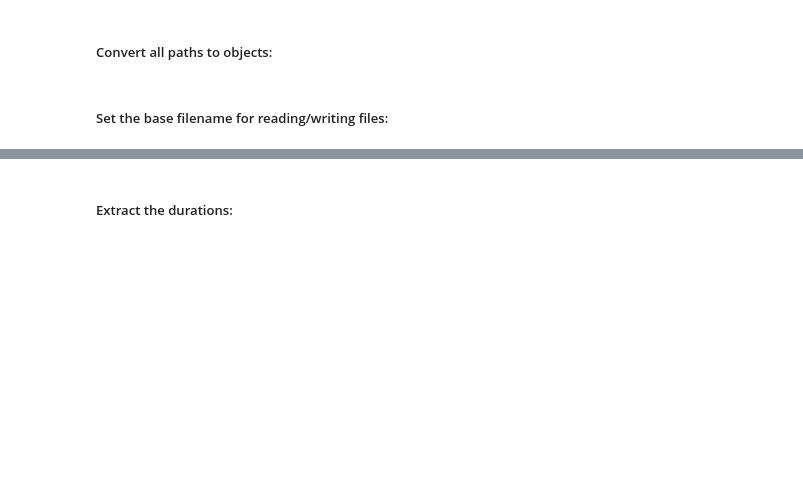
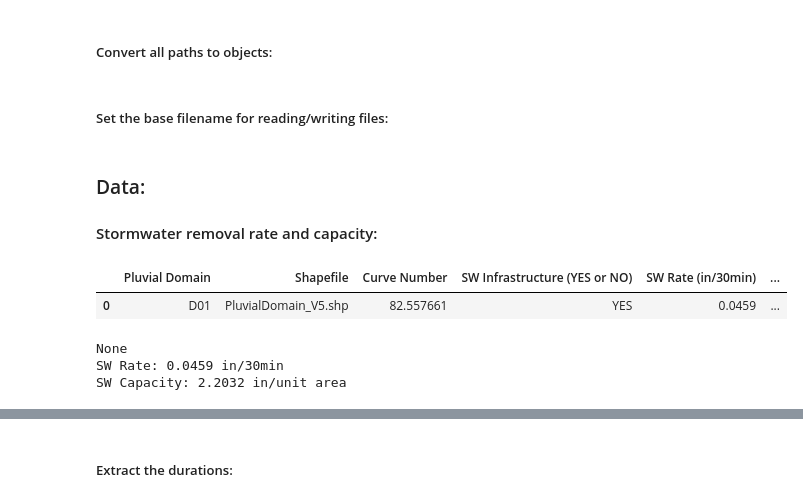
Before and after one commit to Dewberry/pfra-hydromet, a Jupyter notebook: reEventsTable.ipynb, the cells around one changed output, grey strips where cells are left out. Cells and saved outputs as stored; diff of their text form; code cells hidden in the pictures; blank space fills up the shorter version.

```diff
--- a/reEventsTable.ipynb
+++ b/reEventsTable.ipynb
@@ -62,0 +66,11 @@ else:
+# %% [markdown]
+### Data:
+#### Stormwater removal rate and capacity:
+# %%
+rate, maxcap = get_stormwater_rate_cap(pluvial_params_dir, BCN, display_print)
+# %% [output]
+|  | Pluvial Domain | Shapefile | Curve Number | SW Infrastructure (YES or NO) | SW Rate (in/30min) | ... |
+| 0 | D01 | PluvialDomain_V5.shp | 82.557661 | YES | 0.0459 | ... |
+None
+SW Rate: 0.0459 in/30min
+SW Capacity: 2.2032 in/unit area
```
Also changed, not shown: parts of 15 cells of this notebook, 4 other files.
